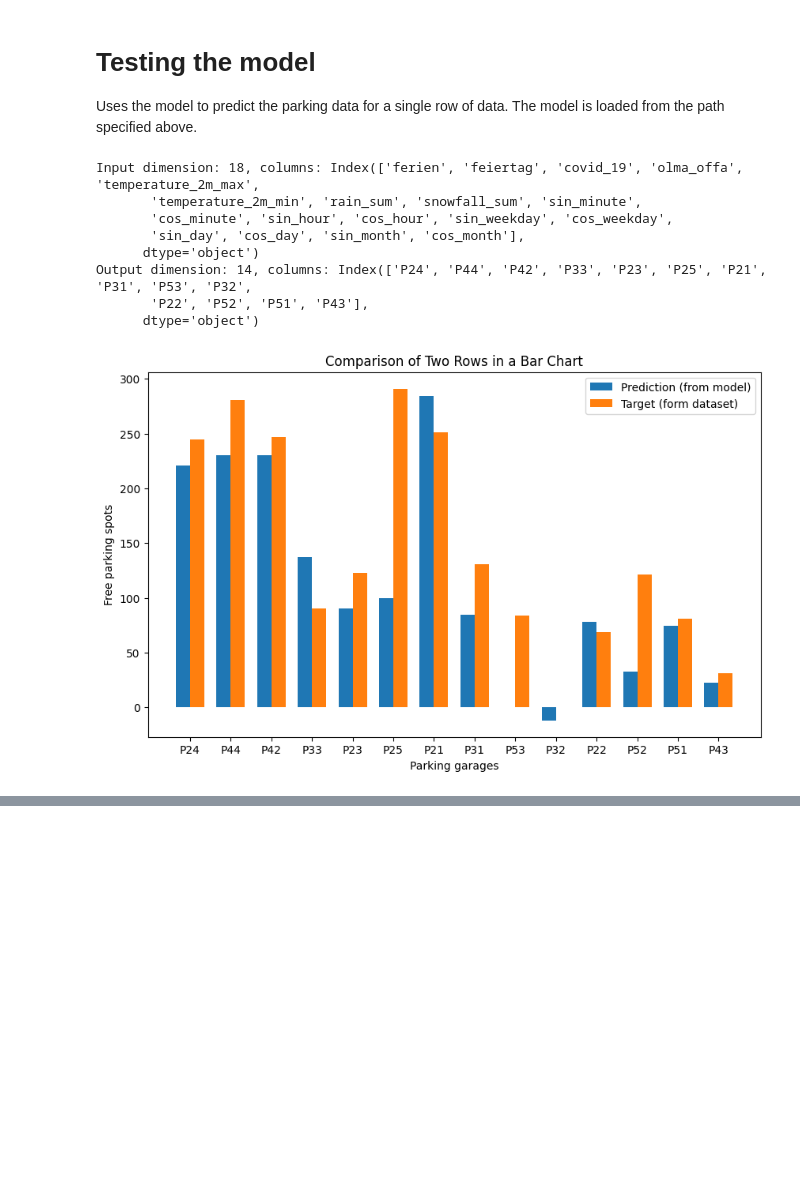
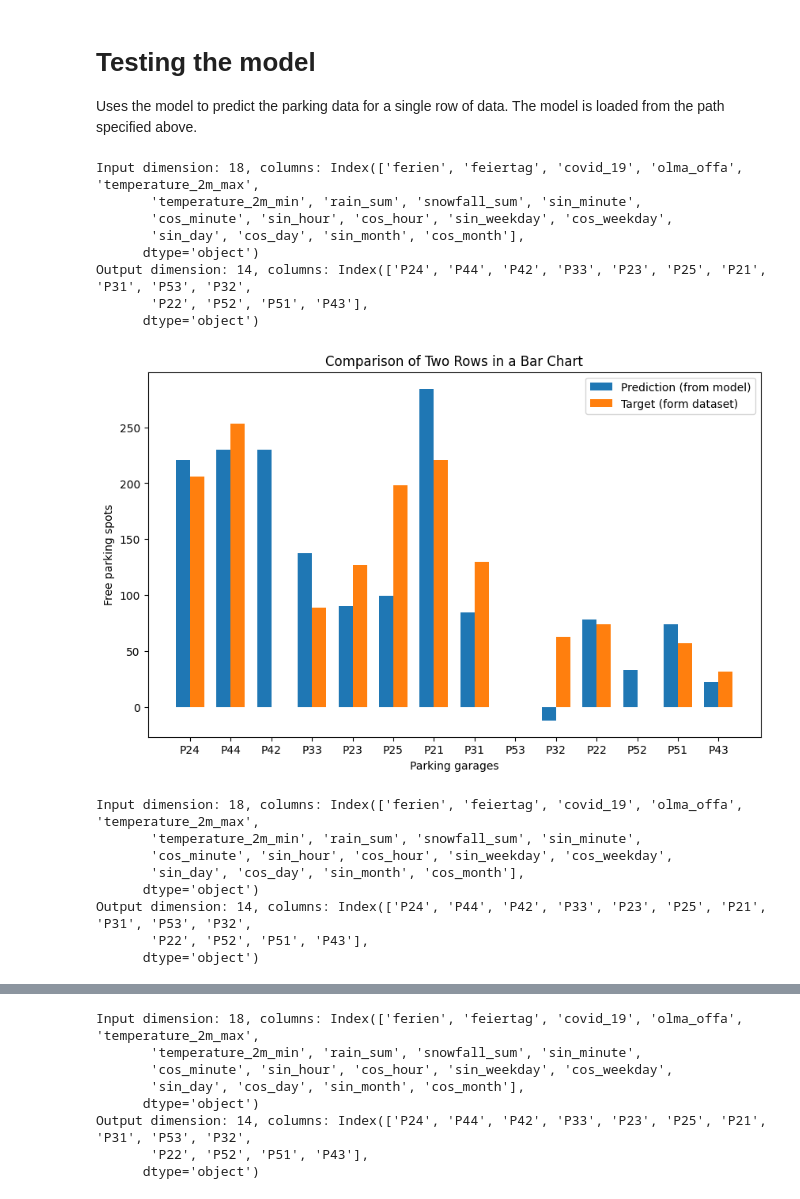
Before and after one commit to mr-perseus/parcaster, a Jupyter notebook: deploy/run_trained_model.ipynb, the cells around one changed output, grey strips where cells are left out. Drawn from its saved outputs; the diff is of its cells as text; code cells hidden in the pictures; blank space fills up the shorter version.

Commit message:
add predict class

```diff
--- a/deploy/run_trained_model.ipynb
+++ b/deploy/run_trained_model.ipynb
@@ -100,27 +100,41 @@ def plot_prediction(output, target):
 
 Uses the model to predict the parking data for a single row of data. The model is loaded from the path specified above.
 # %%
-X, y, input_dim, output_dim = load_features_labels()
+def predict(index_to_predict):
+    X, y, input_dim, output_dim = load_features_labels()
 
-batch_size = 1
-index_to_predict = 10000
+    batch_size = 1
 
-X_to_predict = X[index_to_predict:index_to_predict+batch_size]
-y_to_predict = y[index_to_predict:index_to_predict+batch_size]
+    X_to_predict = X[index_to_predict:index_to_predict+batch_size]
+    y_to_predict = y[index_to_predict:index_to_predict+batch_size]
 
-dataloader = build_dataset(batch_size, X_to_predict, y_to_predict)
+    dataloader = build_dataset(batch_size, X_to_predict, y_to_predict)
 
-data, target = next(iter(dataloader))
-data, target = data.view([batch_size, -1, input_dim]).to(device), target.to(device)
-output = model(data)
-plot_prediction(output, target)
+    data, target = next(iter(dataloader))
+    data, target = data.view([batch_size, -1, input_dim]).to(device), target.to(device)
+    output = model(data)
+    plot_prediction(output, target)
-# %% [output]
-Input dimension: 18, columns: Index(['ferien', 'feiertag', 'covid_19', 'olma_offa', 'temperature_2m_max',
-       'temperature_2m_min', 'rain_sum', 'snowfall_sum', 'sin_minute',
-       'cos_minute', 'sin_hour', 'cos_hour', 'sin_weekday', 'cos_weekday',
-       'sin_day', 'cos_day', 'sin_month', 'cos_month'],
-      dtype='object')
-Output dimension: 14, columns: Index(['P24', 'P44', 'P42', 'P33', 'P23', 'P25', 'P21', 'P31', 'P53', 'P32',
-       'P22', 'P52', 'P51', 'P43'],
-      dtype='object')
-[figure, removed]
+# %%
+predict(0)
+predict(10000)
+predict(15000)
+predict(20000)
+predict(44444)
+# %% [output]
+Input dimension: 18, columns: Index(['ferien', 'feiertag', 'covid_19', 'olma_offa', 'temperature_2m_max',
+       'temperature_2m_min', 'rain_sum', 'snowfall_sum', 'sin_minute',
+       'cos_minute', 'sin_hour', 'cos_hour', 'sin_weekday', 'cos_weekday',
+       'sin_day', 'cos_day', 'sin_month', 'cos_month'],
+      dtype='object')
+Output dimension: 14, columns: Index(['P24', 'P44', 'P42', 'P33', 'P23', 'P25', 'P21', 'P31', 'P53', 'P32',
+       'P22', 'P52', 'P51', 'P43'],
+      dtype='object')
+[figure, added]
+Input dimension: 18, columns: Index(['ferien', 'feiertag', 'covid_19', 'olma_offa', 'temperature_2m_max',
+       'temperature_2m_min', 'rain_sum', 'snowfall_sum', 'sin_minute',
+       'cos_minute', 'sin_hour', 'cos_hour', 'sin_weekday', 'cos_weekday',
+       'sin_day', 'cos_day', 'sin_month', 'cos_month'],
+      dtype='object')
+Output dimension: 14, columns: Index(['P24', 'P44', 'P42', 'P33', 'P23', 'P25', 'P21', 'P31', 'P53', 'P32',
+       'P22', 'P52', 'P51', 'P43'],
+      dtype='object')
@@ -126,0 +142,8 @@ Output dimension: 14, columns: Index(['P24', 'P44', 'P42', 'P33', 'P23', 'P25',
+Input dimension: 18, columns: Index(['ferien', 'feiertag', 'covid_19', 'olma_offa', 'temperature_2m_max',
+       'temperature_2m_min', 'rain_sum', 'snowfall_sum', 'sin_minute',
+       'cos_minute', 'sin_hour', 'cos_hour', 'sin_weekday', 'cos_weekday',
+       'sin_day', 'cos_day', 'sin_month', 'cos_month'],
+      dtype='object')
+Output dimension: 14, columns: Index(['P24', 'P44', 'P42', 'P33', 'P23', 'P25', 'P21', 'P31', 'P53', 'P32',
+       'P22', 'P52', 'P51', 'P43'],
+      dtype='object')
```
Also changed, not shown: parts of 1 cell of this notebook, 3 other files.
